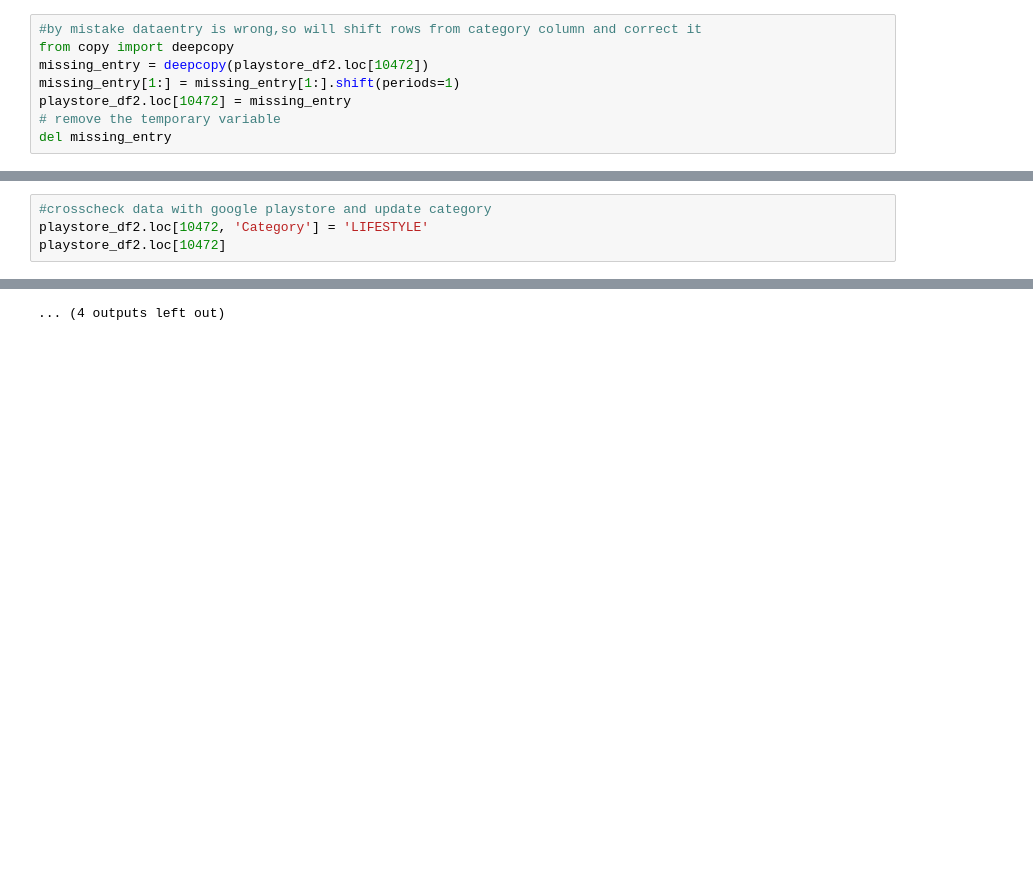
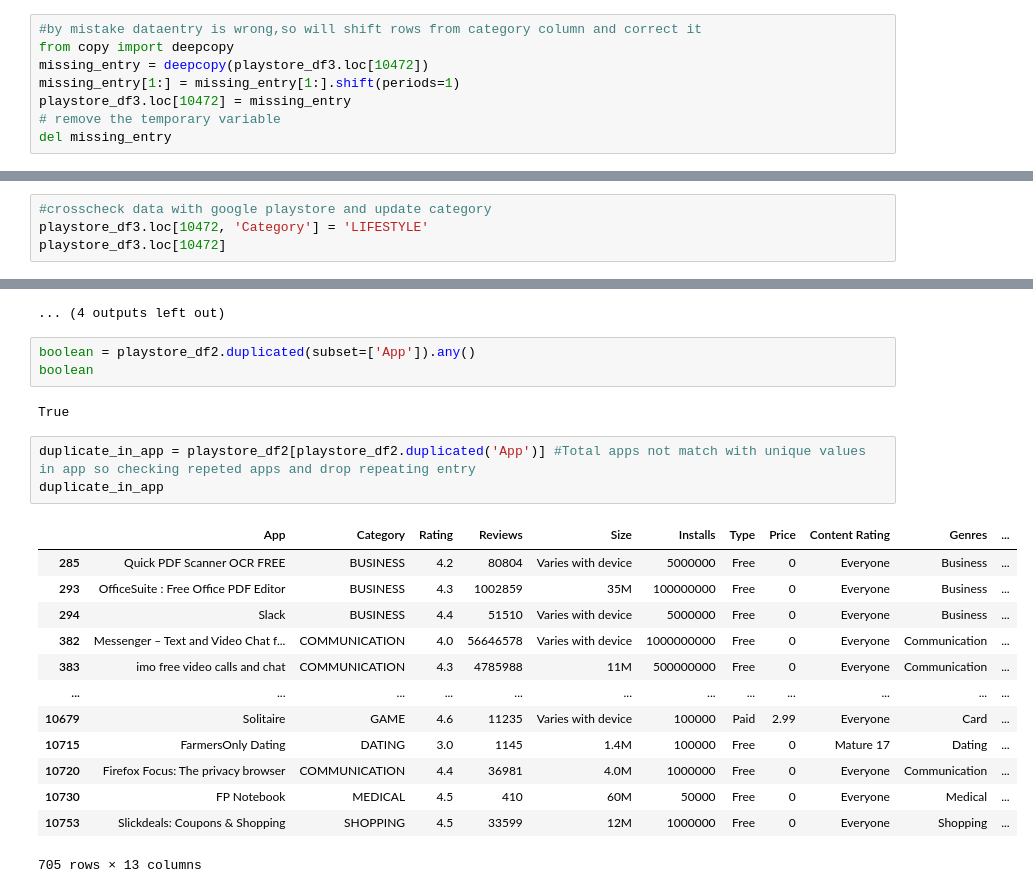
Before and after one commit to jayu071/Playstore_DataDigger, a Jupyter notebook: Play_Store_App_Review_Analysis_Capstone_Project.ipynb, the cells around one changed output, grey strips where cells are left out. Drawn from its saved outputs; the diff is of its cells as text; blank space fills up the shorter version.

```diff
--- a/Play_Store_App_Review_Analysis_Capstone_Project.ipynb
+++ b/Play_Store_App_Review_Analysis_Capstone_Project.ipynb
@@ -295,8 +363,8 @@ playstore_df2[playstore_df2['Category'] == '1.9']
 # %%
 #by mistake dataentry is wrong,so will shift rows from category column and correct it
 from copy import deepcopy
-missing_entry = deepcopy(playstore_df2.loc[10472])
+missing_entry = deepcopy(playstore_df3.loc[10472])
 missing_entry[1:] = missing_entry[1:].shift(periods=1)
-playstore_df2.loc[10472] = missing_entry
+playstore_df3.loc[10472] = missing_entry
 # remove the temporary variable
 del missing_entry
@@ -303,5 +377,5 @@ del missing_entry
 # %%
 #crosscheck data with google playstore and update category
-playstore_df2.loc[10472, 'Category'] = 'LIFESTYLE'
-playstore_df2.loc[10472]
+playstore_df3.loc[10472, 'Category'] = 'LIFESTYLE'
+playstore_df3.loc[10472]
 # %% [output]
@@ -603,3 +682,25 @@ plt.xticks(rotation=70)
 <Figure size 432x288 with 0 Axes>
 [figure]
 ... (4 outputs left out)
+# %%
+boolean = playstore_df2.duplicated(subset=['App']).any()
+boolean
+# %% [output]
+True
+# %%
+duplicate_in_app = playstore_df2[playstore_df2.duplicated('App')] #Total apps not match with unique values in app so checking repeted apps and drop repeating entry
+duplicate_in_app
+# %% [output]
+|  | App | Category | Rating | Reviews | Size | Installs | Type | Price | Content Rating | Genres | ... |
+| 285 | Quick PDF Scanner OCR FREE | BUSINESS | 4.2 | 80804 | Varies with device | 5000000 | Free | 0 | Everyone | Business | ... |
+| 293 | OfficeSuite : Free Office PDF Editor | BUSINESS | 4.3 | 1002859 | 35M | 100000000 | Free | 0 | Everyone | Business | ... |
+| 294 | Slack | BUSINESS | 4.4 | 51510 | Varies with device | 5000000 | Free | 0 | Everyone | Business | ... |
+| 382 | Messenger – Text and Video Chat f... | COMMUNICATION | 4.0 | 56646578 | Varies with device | 1000000000 | Free | 0 | Everyone | Communication | ... |
+| 383 | imo free video calls and chat | COMMUNICATION | 4.3 | 4785988 | 11M | 500000000 | Free | 0 | Everyone | Communication | ... |
+| ... | ... | ... | ... | ... | ... | ... | ... | ... | ... | ... | ... |
+| 10679 | Solitaire | GAME | 4.6 | 11235 | Varies with device | 100000 | Paid | 2.99 | Everyone | Card | ... |
+| 10715 | FarmersOnly Dating | DATING | 3.0 | 1145 | 1.4M | 100000 | Free | 0 | Mature 17 | Dating | ... |
+| 10720 | Firefox Focus: The privacy browser | COMMUNICATION | 4.4 | 36981 | 4.0M | 1000000 | Free | 0 | Everyone | Communication | ... |
+| 10730 | FP Notebook | MEDICAL | 4.5 | 410 | 60M | 50000 | Free | 0 | Everyone | Medical | ... |
+| 10753 | Slickdeals: Coupons & Shopping | SHOPPING | 4.5 | 33599 | 12M | 1000000 | Free | 0 | Everyone | Shopping | ... |
+705 rows × 13 columns
```
Also changed, not shown: parts of 17 cells of this notebook.
